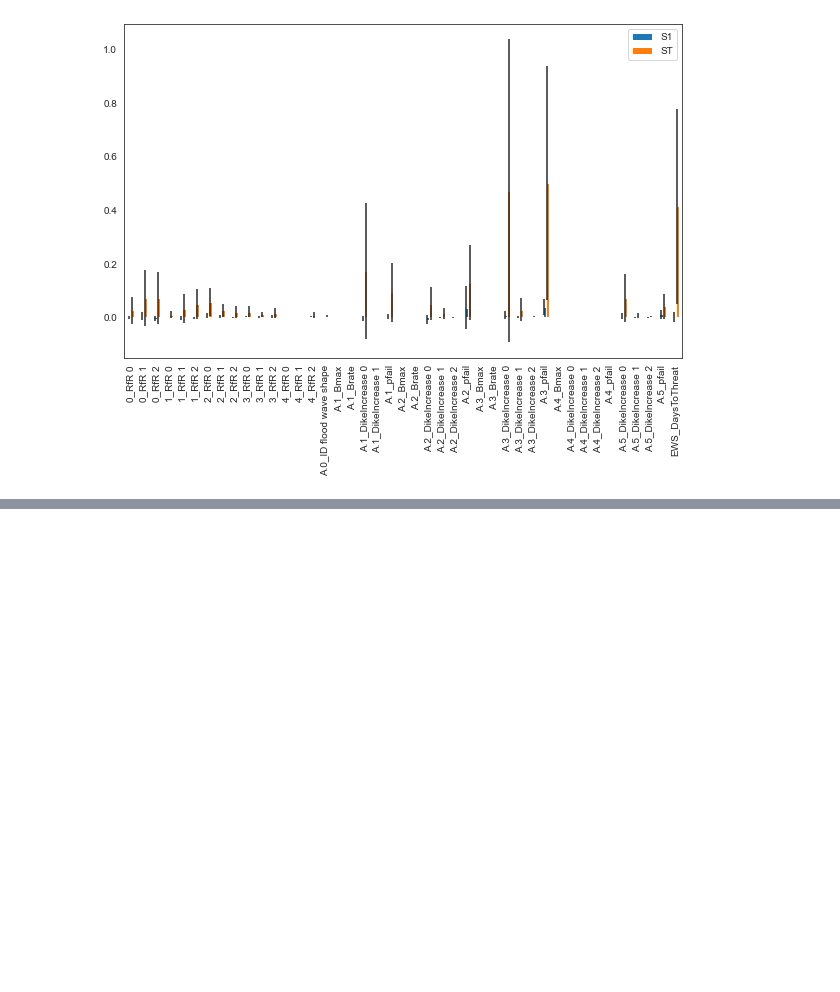
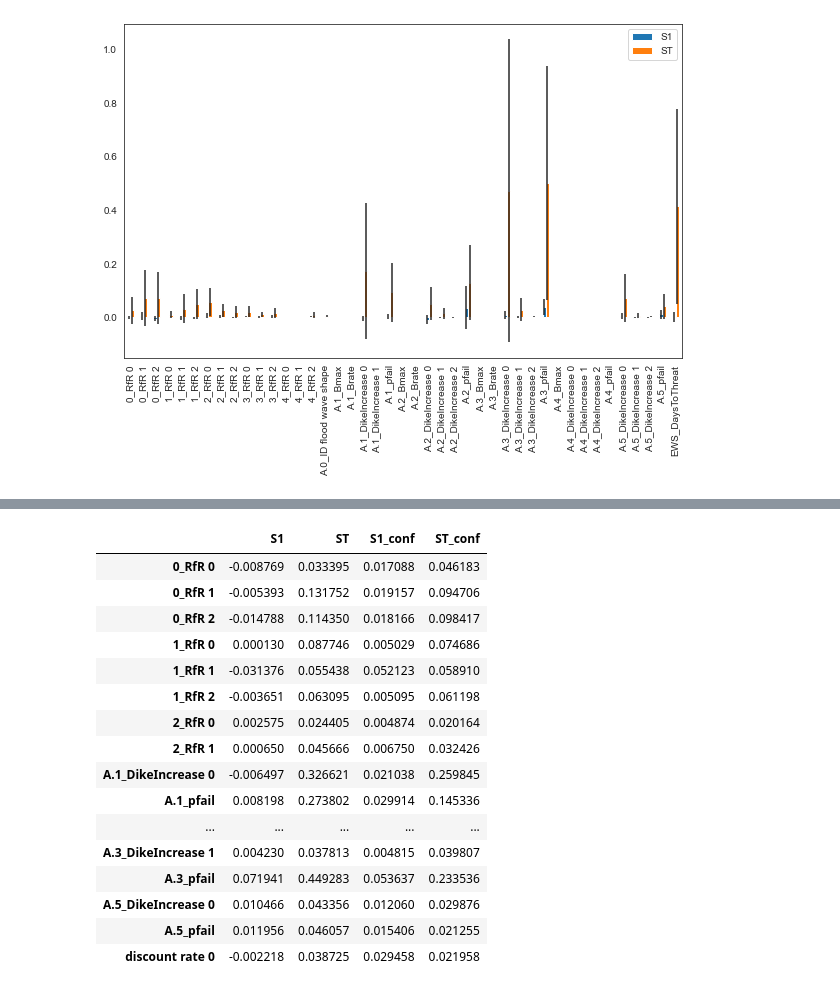
Before and after one commit to EwoutH/modelbased-g13, a Jupyter notebook: Sobol G13 interactions.ipynb, the cells around one changed output, grey strips where cells are left out. Drawn from its saved outputs; the diff is of its cells as text; code cells hidden in the pictures; blank space fills up the shorter version.

```diff
--- a/Sobol G13 interactions.ipynb
+++ b/Sobol G13 interactions.ipynb
@@ -189,0 +223,20 @@ plt.show()
+# %%
+indices
+# %% [output]
+|  | S1 | ST | S1_conf | ST_conf |
+| 0_RfR 0 | -0.008769 | 0.033395 | 0.017088 | 0.046183 |
+| 0_RfR 1 | -0.005393 | 0.131752 | 0.019157 | 0.094706 |
+| 0_RfR 2 | -0.014788 | 0.114350 | 0.018166 | 0.098417 |
+| 1_RfR 0 | 0.000130 | 0.087746 | 0.005029 | 0.074686 |
+| 1_RfR 1 | -0.031376 | 0.055438 | 0.052123 | 0.058910 |
+| 1_RfR 2 | -0.003651 | 0.063095 | 0.005095 | 0.061198 |
+| 2_RfR 0 | 0.002575 | 0.024405 | 0.004874 | 0.020164 |
+| 2_RfR 1 | 0.000650 | 0.045666 | 0.006750 | 0.032426 |
+| A.1_DikeIncrease 0 | -0.006497 | 0.326621 | 0.021038 | 0.259845 |
+| A.1_pfail | 0.008198 | 0.273802 | 0.029914 | 0.145336 |
+| ... | ... | ... | ... | ... |
+| A.3_DikeIncrease 1 | 0.004230 | 0.037813 | 0.004815 | 0.039807 |
+| A.3_pfail | 0.071941 | 0.449283 | 0.053637 | 0.233536 |
+| A.5_DikeIncrease 0 | 0.010466 | 0.043356 | 0.012060 | 0.029876 |
+| A.5_pfail | 0.011956 | 0.046057 | 0.015406 | 0.021255 |
+| discount rate 0 | -0.002218 | 0.038725 | 0.029458 | 0.021958 |
```
Also changed, not shown: parts of 9 cells of this notebook, 1 other file.
